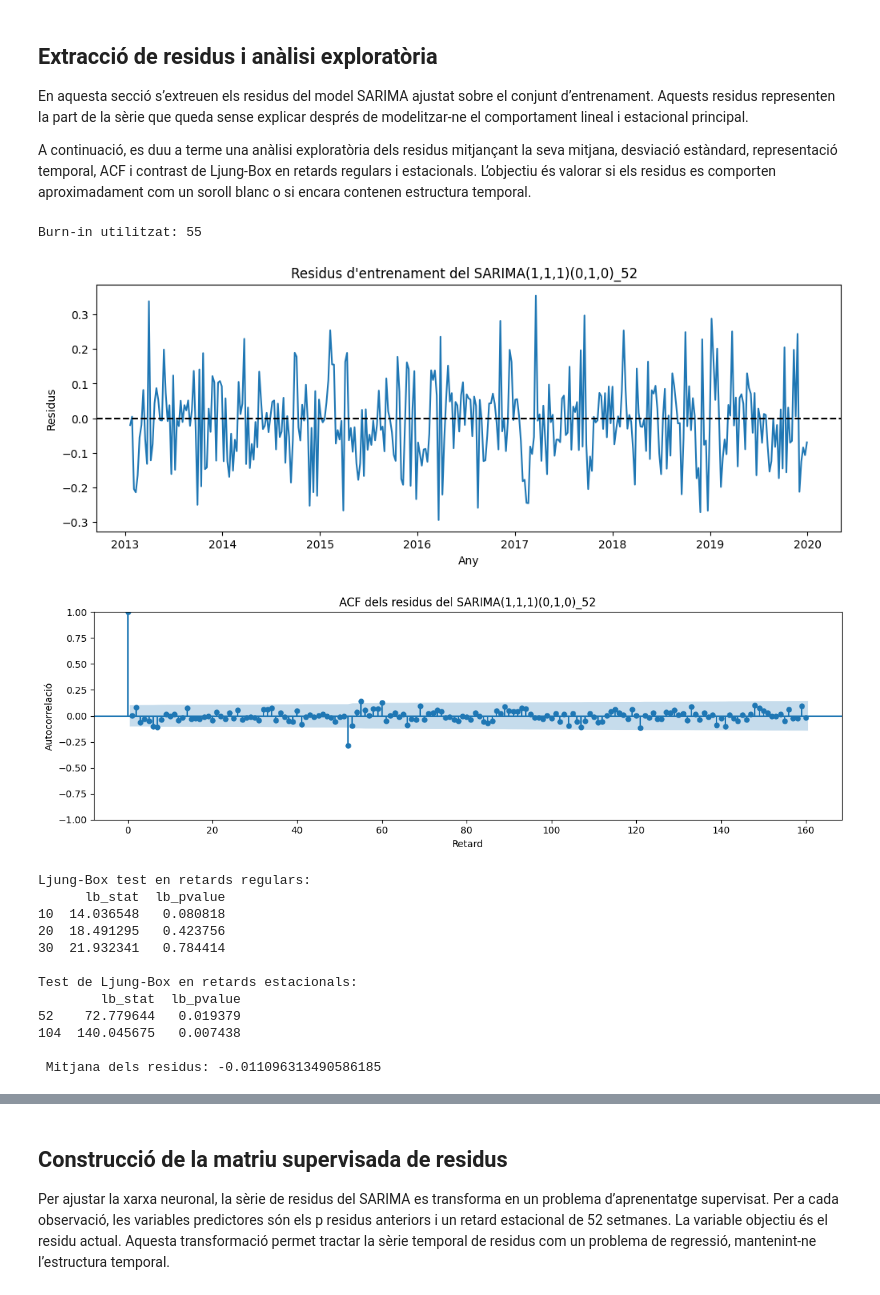
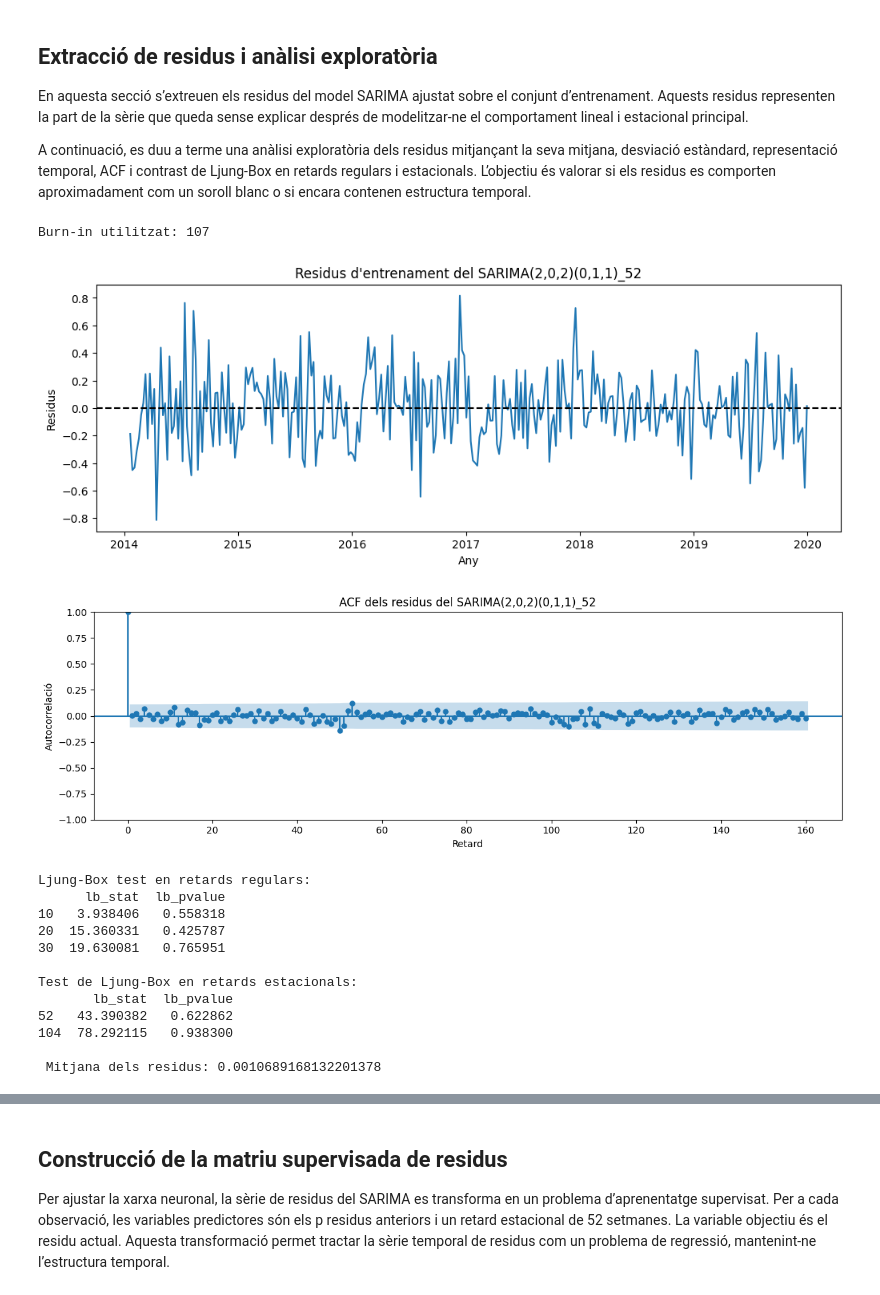
Before and after one commit to NIU1605347/modelitzacio-series-temporals-sarima-hibrid, a Jupyter notebook: notebooks/02_HIBRID_serie2.ipynb, the cells around one changed output, grey strips where cells are left out. Drawn from its saved outputs; the diff is of its cells as text; code cells hidden in the pictures.

```diff
--- a/notebooks/02_HIBRID_serie2.ipynb
+++ b/notebooks/02_HIBRID_serie2.ipynb
@@ -41,8 +36,8 @@ df["date"] = pd.to_datetime(df["date"])
 df = df.sort_values(["nom_regio", "diagnostic", "edat_bin", "date"]).copy()
 # %%
 df_serie = df[
-    (df["diagnostic"] == "Altres IRA") &
-    (df["nom_regio"] == "Barcelona Metropolitana Nord") &
+    (df["diagnostic"] == "Grip") &
+    (df["nom_regio"] == "Barcelona Ciutat") &
     (df["edat_bin"] == "15+")
 ]
 
@@ -53,10 +48,10 @@ serie = (
 )
 serie = serie.asfreq("W-MON")
 # %%
-serie_2 = serie.copy()
+serie_1 = serie.copy()
 
-train = serie_2[serie_2.index < "2020-01-01"]
-test  = serie_2[serie_2.index >= "2020-01-01"]
+train = serie_1[serie_1.index < "2020-01-01"]
+test  = serie_1[serie_1.index >= "2020-01-01"]
 
 train = train.interpolate()
 test = test.interpolate()
@@ -82,7 +76,7 @@ plt.show()
 # %%
 model = SARIMAX(train_log,
-                order=(1,1,1),
-                seasonal_order=(0,1,0,52),
+                order=(2,0,2),
+                seasonal_order=(0,1,1,52),
                 enforce_stationarity=False,
                 enforce_invertibility=False)
 result = model.fit(disp=False)
@@ -102,60 +96,58 @@ residuals_train = residuals.iloc[burn:].copy()
 plt.figure(figsize=(12, 4))
 plt.plot(residuals_train)
 plt.axhline(0, color="black", linestyle="--")
-plt.title("Residus d'entrenament del SARIMA(1,1,1)(0,1,0)_52  ")
+plt.title("Residus d'entrenament del SARIMA(2,0,2)(0,1,1)_52")
 plt.xlabel("Any")
 plt.ylabel("Residus")
-
 plt.show()
 
 fig, ax = plt.subplots(figsize=(12, 4))
 plot_acf(residuals_train, lags=160, ax=ax)
 
-ax.set_title("ACF dels residus del SARIMA(1,1,1)(0,1,0)_52")
+ax.set_title("ACF dels residus del SARIMA(2,0,2)(0,1,1)_52")
 ax.set_xlabel("Retard")
 ax.set_ylabel("Autocorrelació")
-
 plt.tight_layout()
 plt.show()
 
-model_df = 1 + 1 + 0 + 0
+model_df = 2 + 2 + 0 + 1
 
 ljung_box = acorr_ljungbox(
     residuals_train,
     lags=[10, 20, 30],
     model_df=model_df,
     return_df=True
 )
 
 ljung_box_seasonal = acorr_ljungbox(
     residuals_train,
     lags=[52, 104],
     model_df=model_df,
     return_df=True
 )
 print("\nLjung-Box test en retards regulars:")
 print(ljung_box)
 
 print("\nTest de Ljung-Box en retards estacionals:")
 print(ljung_box_seasonal)
 
 print("\n Mitjana dels residus:", residuals_train.mean())
 # %% [output]
-Burn-in utilitzat: 55
+Burn-in utilitzat: 107
-[figure, old version]
+[figure, new version]
-[figure, old version]
+[figure, new version]
 Ljung-Box test en retards regulars:
       lb_stat  lb_pvalue
-10  14.036548   0.080818
-20  18.491295   0.423756
-30  21.932341   0.784414
+10   3.938406   0.558318
+20  15.360331   0.425787
+30  19.630081   0.765951
 
 Test de Ljung-Box en retards estacionals:
-        lb_stat  lb_pvalue
-52    72.779644   0.019379
-104  140.045675   0.007438
+       lb_stat  lb_pvalue
+52   43.390382   0.622862
+104  78.292115   0.938300
 
- Mitjana dels residus: -0.011096313490586185
+ Mitjana dels residus: 0.0010689168132201378
 # %% [markdown]
 ## Resultats de l’anàlisi exploratòria dels residus
 
```
Also changed, not shown: parts of 15 cells of this notebook, 3 other files.
